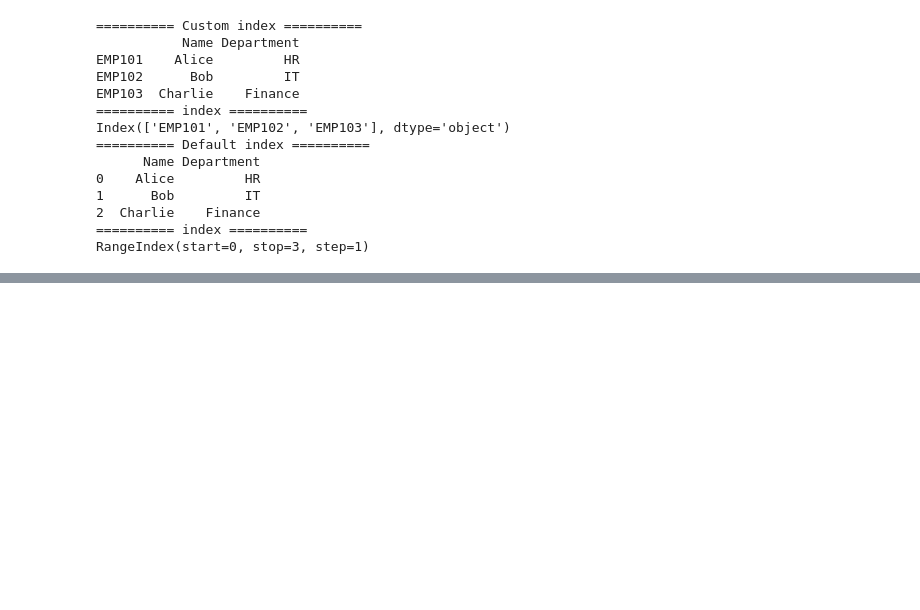
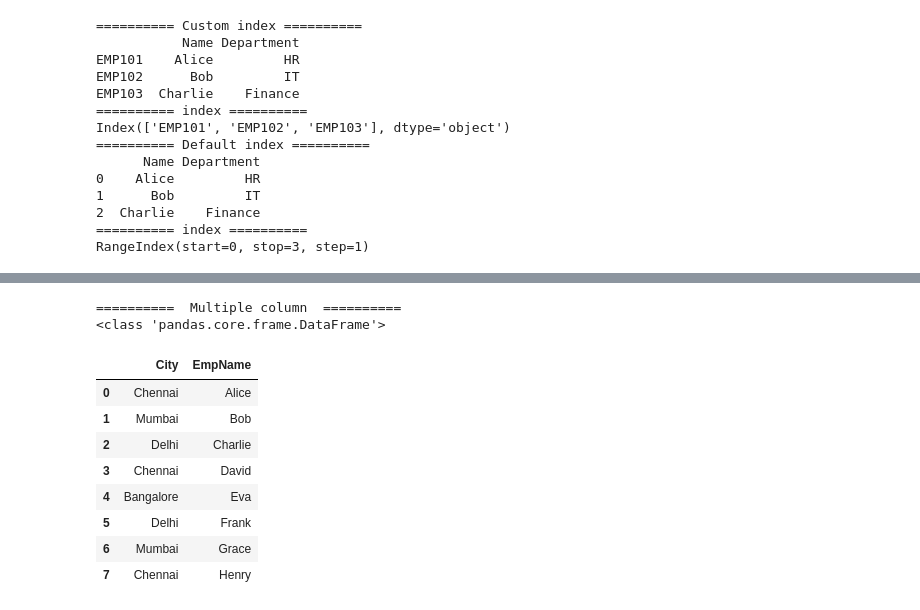
Before and after one commit to Vignesh-S-98/AI-Learn, a Jupyter notebook: pandas/basic_pandas_structured copy.ipynb, the cells around one changed output, grey strips where cells are left out. Saved outputs shown, nothing was run; the diff lists cells and outputs as text; code cells hidden in the pictures; blank space fills up the shorter version.

```diff
--- a/pandas/basic_pandas_structured copy.ipynb
+++ b/pandas/basic_pandas_structured copy.ipynb
@@ -3867,0 +4372,16 @@ RangeIndex(start=0, stop=3, step=1)
+# %%
+printAttr(" Multiple column ")
+print(type(df[['City']]))
+(df[['City','EmpName']])
+# %% [output]
+==========  Multiple column  ==========
+<class 'pandas.core.frame.DataFrame'>
+|  | City | EmpName |
+| 0 | Chennai | Alice |
+| 1 | Mumbai | Bob |
+| 2 | Delhi | Charlie |
+| 3 | Chennai | David |
+| 4 | Bangalore | Eva |
+| 5 | Delhi | Frank |
+| 6 | Mumbai | Grace |
+| 7 | Chennai | Henry |
```
Also changed, not shown: parts of 27 cells of this notebook, 1 other file.
